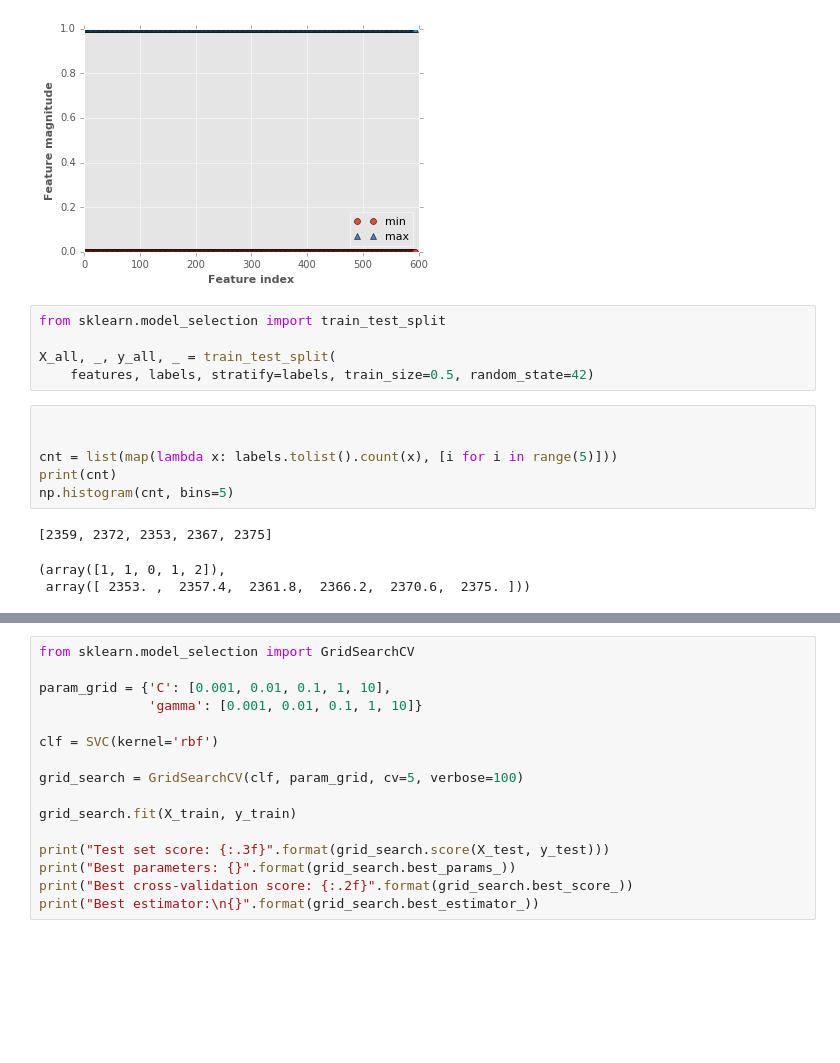
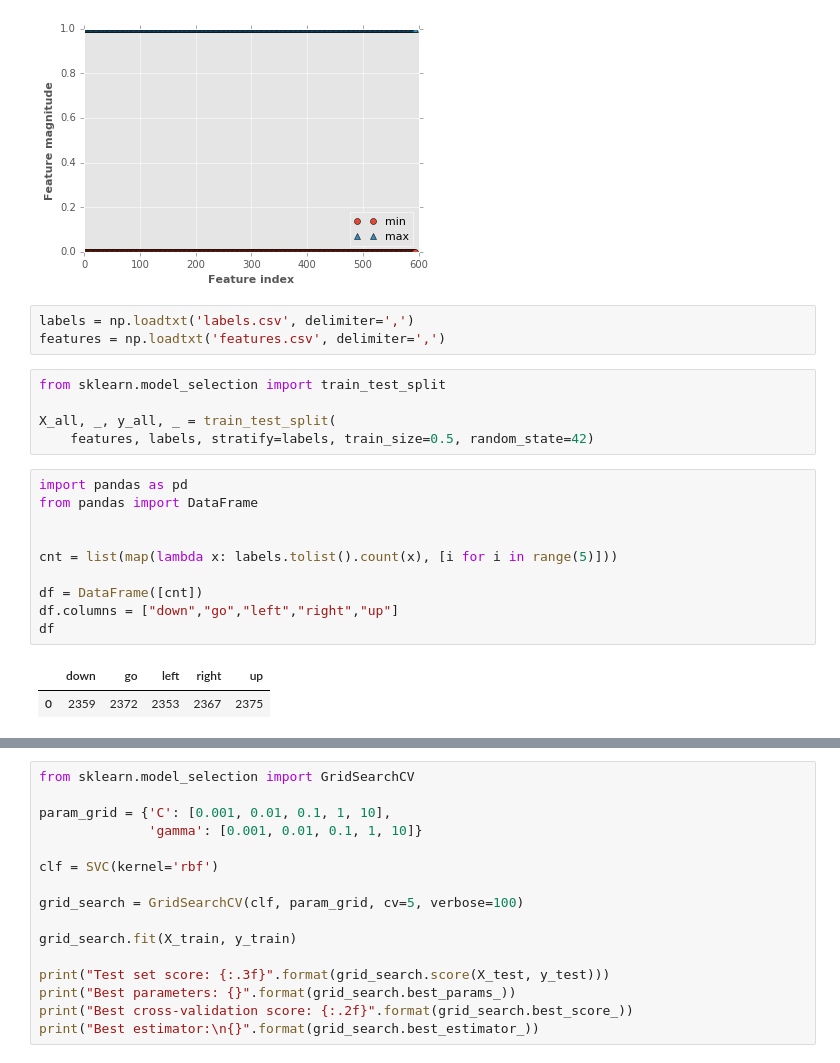
Before and after one commit to TongtongFANG/LearningMachines, a Jupyter notebook: voice classification.ipynb, the cells around one changed output, grey strips where cells are left out. Drawn from its saved outputs; the diff is of its cells as text; blank space fills up the shorter version.

```diff
--- a/voice classification.ipynb
+++ b/voice classification.ipynb
@@ -216,21 +216,27 @@ plt.ylabel("Feature magnitude")
 # %% [output]
 <matplotlib.text.Text at 0x...>
 [figure]
+# %%
+labels = np.loadtxt('labels.csv', delimiter=',')
+features = np.loadtxt('features.csv', delimiter=',')
 # %%
 from sklearn.model_selection import train_test_split
 
 X_all, _, y_all, _ = train_test_split(
     features, labels, stratify=labels, train_size=0.5, random_state=42)
 # %%
+import pandas as pd
+from pandas import DataFrame
 
 
 cnt = list(map(lambda x: labels.tolist().count(x), [i for i in range(5)]))
-print(cnt)
-np.histogram(cnt, bins=5)
+
+df = DataFrame([cnt])
+df.columns = ["down","go","left","right","up"]
+df
 # %% [output]
-[2359, 2372, 2353, 2367, 2375]
-(array([1, 1, 0, 1, 2]),
- array([ 2353. ,  2357.4,  2361.8,  2366.2,  2370.6,  2375. ]))
+|  | down | go | left | right | up |
+| 0 | 2359 | 2372 | 2353 | 2367 | 2375 |
 # %%
 print(X_all.shape)
 print(y_all.shape)
```
Also changed, not shown: parts of 11 cells of this notebook, 3 other files.
